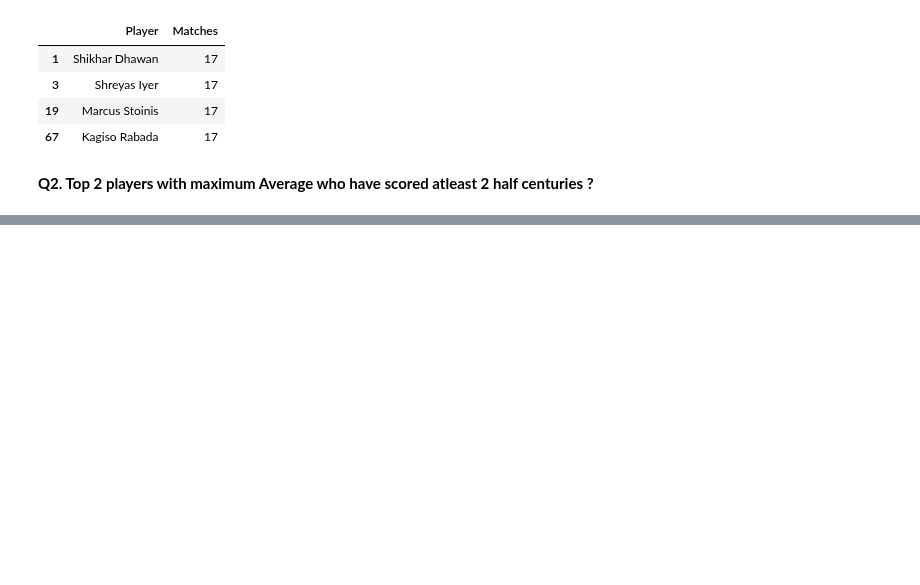
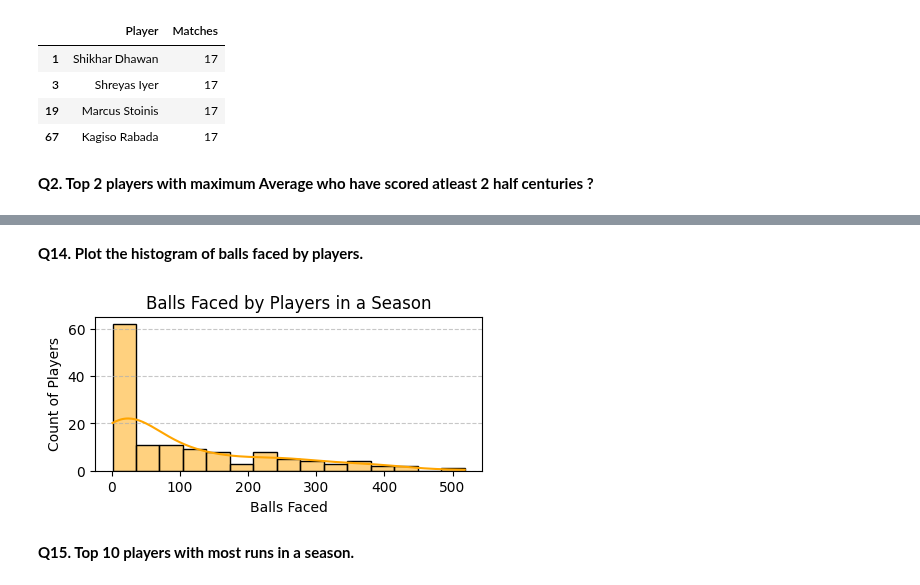
Before and after one commit to Piramu-Mahalingam/DS-Course-Assignment-1, a Jupyter notebook: Assignment 7 EDA.ipynb, the cells around one changed output, grey strips where cells are left out. Drawn from its saved outputs; the diff is of its cells as text; code cells hidden in the pictures; blank space fills up the shorter version.

```diff
--- a/Assignment 7 EDA.ipynb
+++ b/Assignment 7 EDA.ipynb
@@ -43,0 +237,19 @@ top_player
+# %% [markdown]
+**Q14. Plot the histogram of balls faced by players.**
+# %%
+# Plot the histogram for the number of balls faced by players
+plt.figure(figsize=(5, 2))
+sns.histplot(df1["Balls faced"], bins=15, kde=True, color="orange")
+
+# Add labels and title
+plt.xlabel("Balls Faced")
+plt.ylabel("Count of Players")
+plt.title("Balls Faced by Players in a Season")
+plt.grid(axis="y", linestyle="--", alpha=0.7)
+
+# Show the plot
+plt.show()
+# %% [output]
+[figure, added]
+# %% [markdown]
+**Q15. Top 10 players with most runs in a season.**
```
Also changed, not shown: parts of 34 cells of this notebook.
